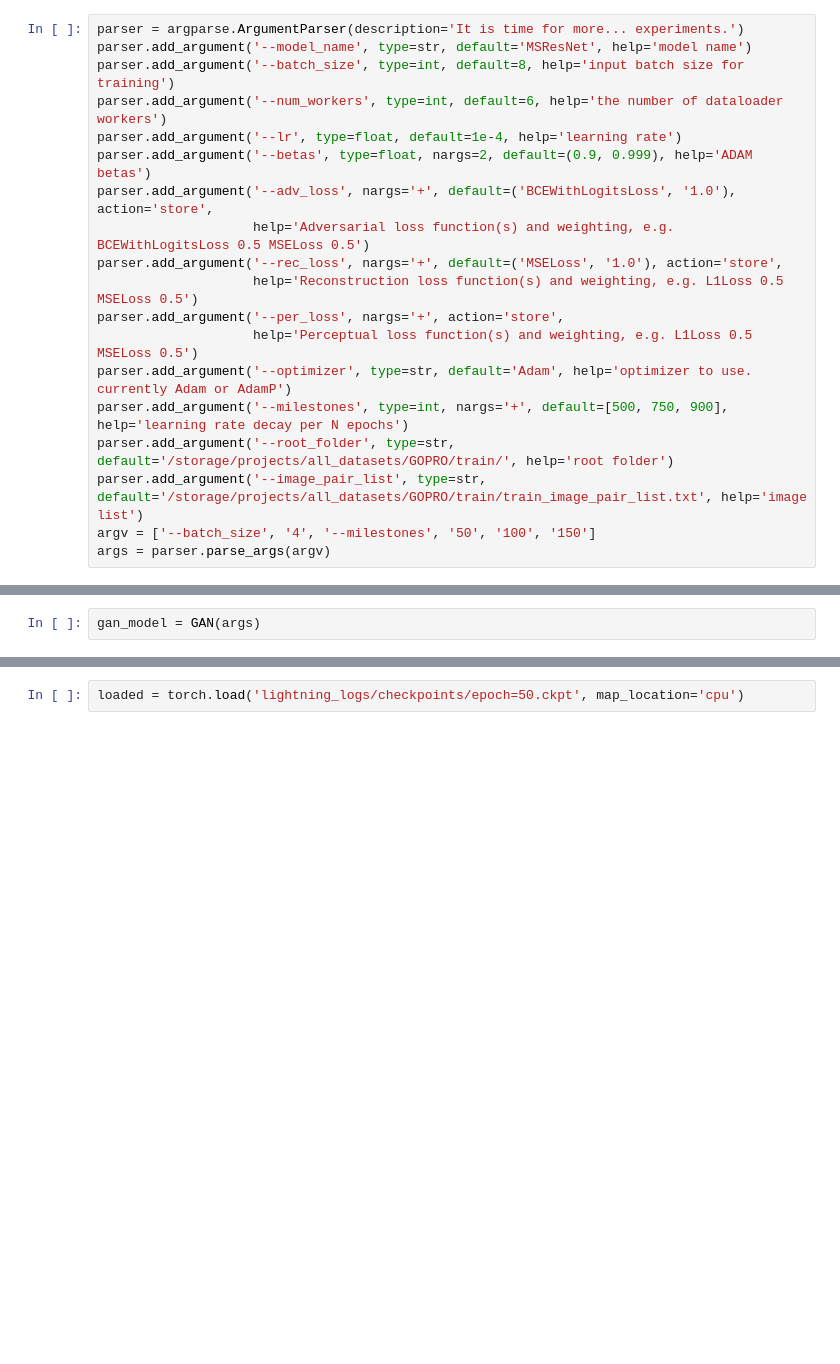
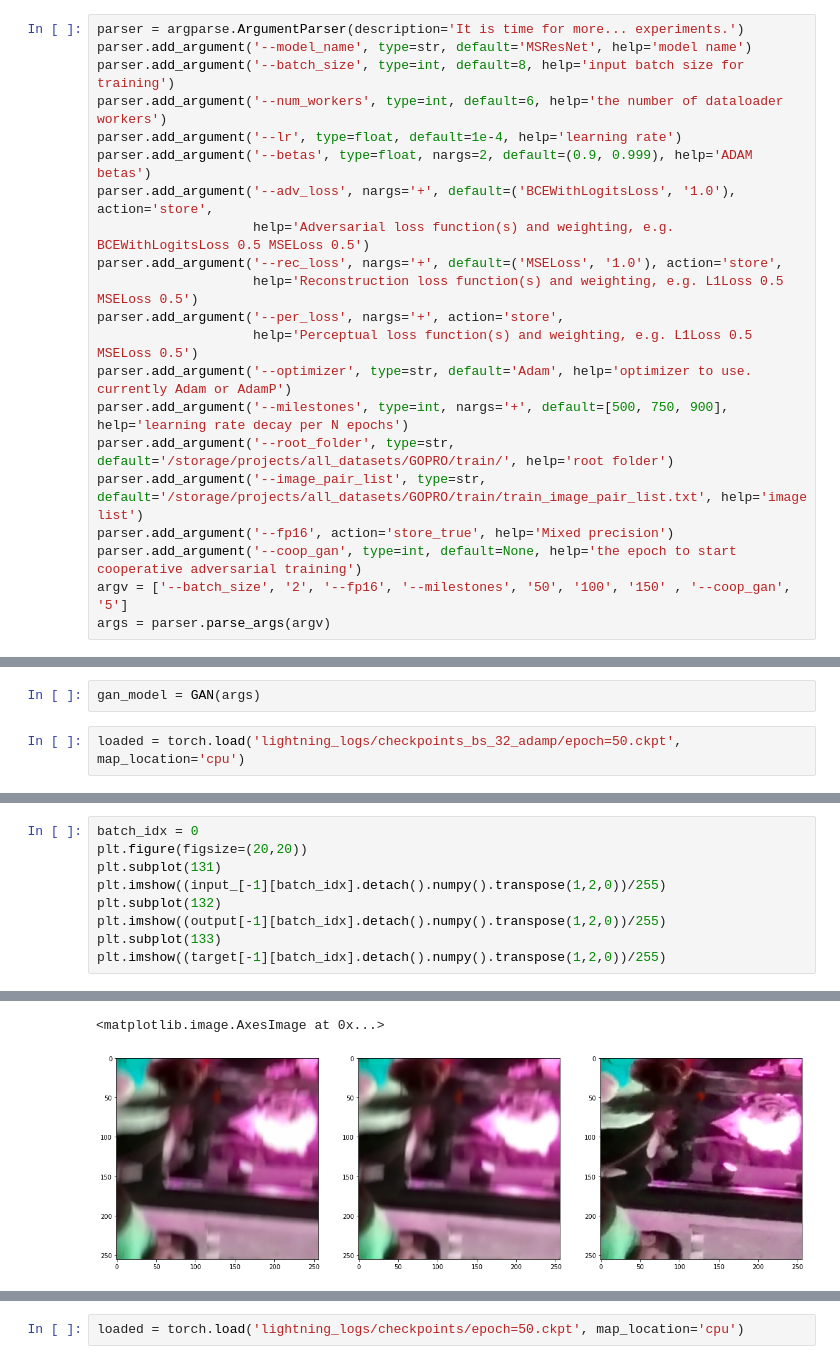
Before and after one commit to emirkonuk/defocus, a Jupyter notebook: nbs/lightning_trial.ipynb, the cells around one changed output, grey strips where cells are left out. Saved outputs shown, nothing was run; the diff lists cells and outputs as text; blank space fills up the shorter version.

Commit message:
coop gan

```diff
--- a/nbs/lightning_trial.ipynb
+++ b/nbs/lightning_trial.ipynb
@@ -166,5 +243,7 @@ parser.add_argument('--optimizer', type=str, default='Adam', help='optimizer to
 parser.add_argument('--milestones', type=int, nargs='+', default=[500, 750, 900], help='learning rate decay per N epochs')
 parser.add_argument('--root_folder', type=str, default='/storage/projects/all_datasets/GOPRO/train/', help='root folder')
 parser.add_argument('--image_pair_list', type=str, default='/storage/projects/all_datasets/GOPRO/train/train_image_pair_list.txt', help='image list')
-argv = ['--batch_size', '4', '--milestones', '50', '100', '150']
+parser.add_argument('--fp16', action='store_true', help='Mixed precision')
+parser.add_argument('--coop_gan', type=int, default=None, help='the epoch to start cooperative adversarial training')
+argv = ['--batch_size', '2', '--fp16', '--milestones', '50', '100', '150' , '--coop_gan', '5']
 args = parser.parse_args(argv)
@@ -176,3 +256,5 @@ args.milestones
 import matplotlib.pyplot as plt
 # %%
 gan_model = GAN(args)
+# %%
+loaded = torch.load('lightning_logs/checkpoints_bs_32_adamp/epoch=50.ckpt', map_location='cpu')
@@ -178,0 +269,10 @@ gan_model = GAN(args)
+# %%
+batch_idx = 0
+plt.figure(figsize=(20,20))
+plt.subplot(131)
+plt.imshow((input_[-1][batch_idx].detach().numpy().transpose(1,2,0))/255)
+plt.subplot(132)
+plt.imshow((output[-1][batch_idx].detach().numpy().transpose(1,2,0))/255)
+plt.subplot(133)
+plt.imshow((target[-1][batch_idx].detach().numpy().transpose(1,2,0))/255)
+# %% [output]
@@ -178,0 +280,2 @@ gan_model = GAN(args)
+<matplotlib.image.AxesImage at 0x...>
+[figure, added]
```
Also changed, not shown: parts of 17 cells of this notebook, 3 other files.
